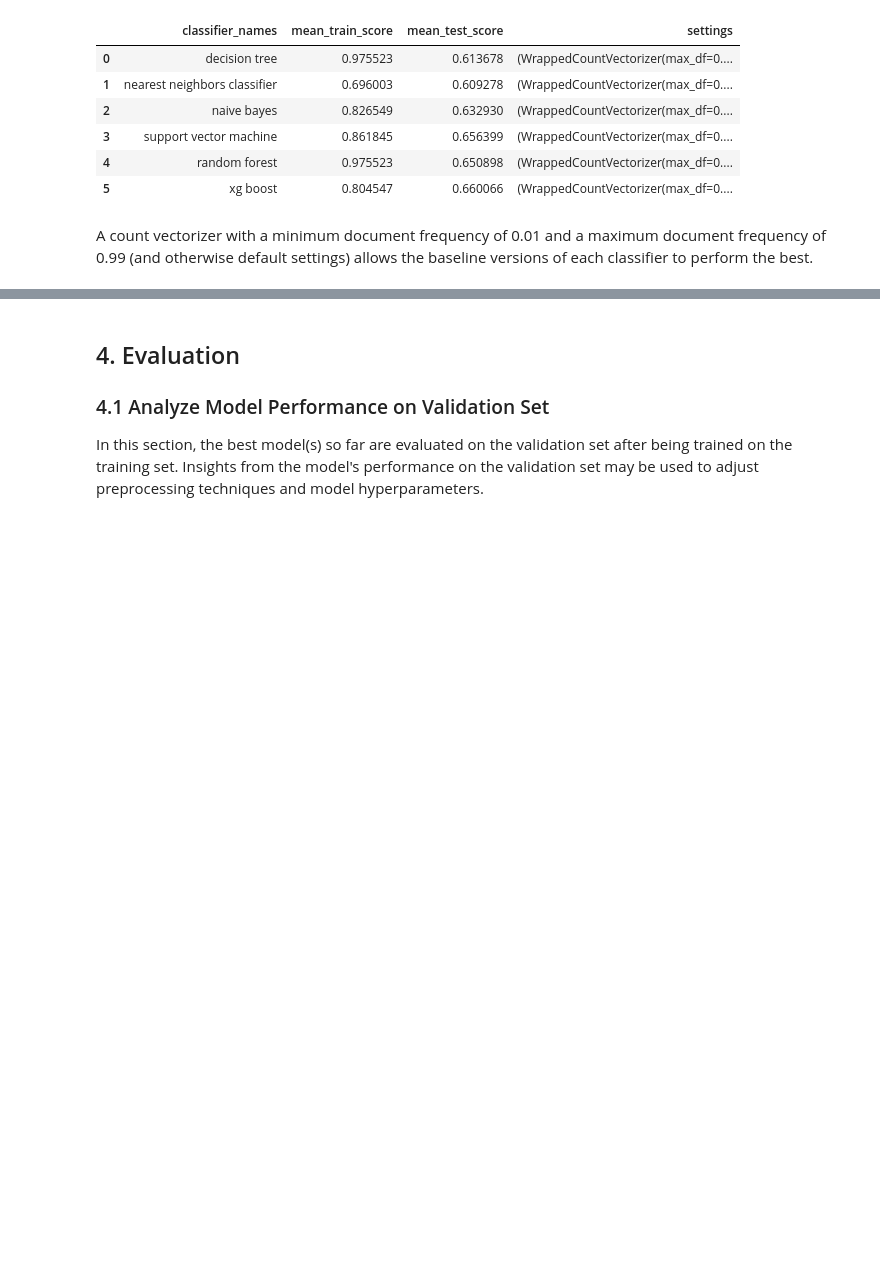
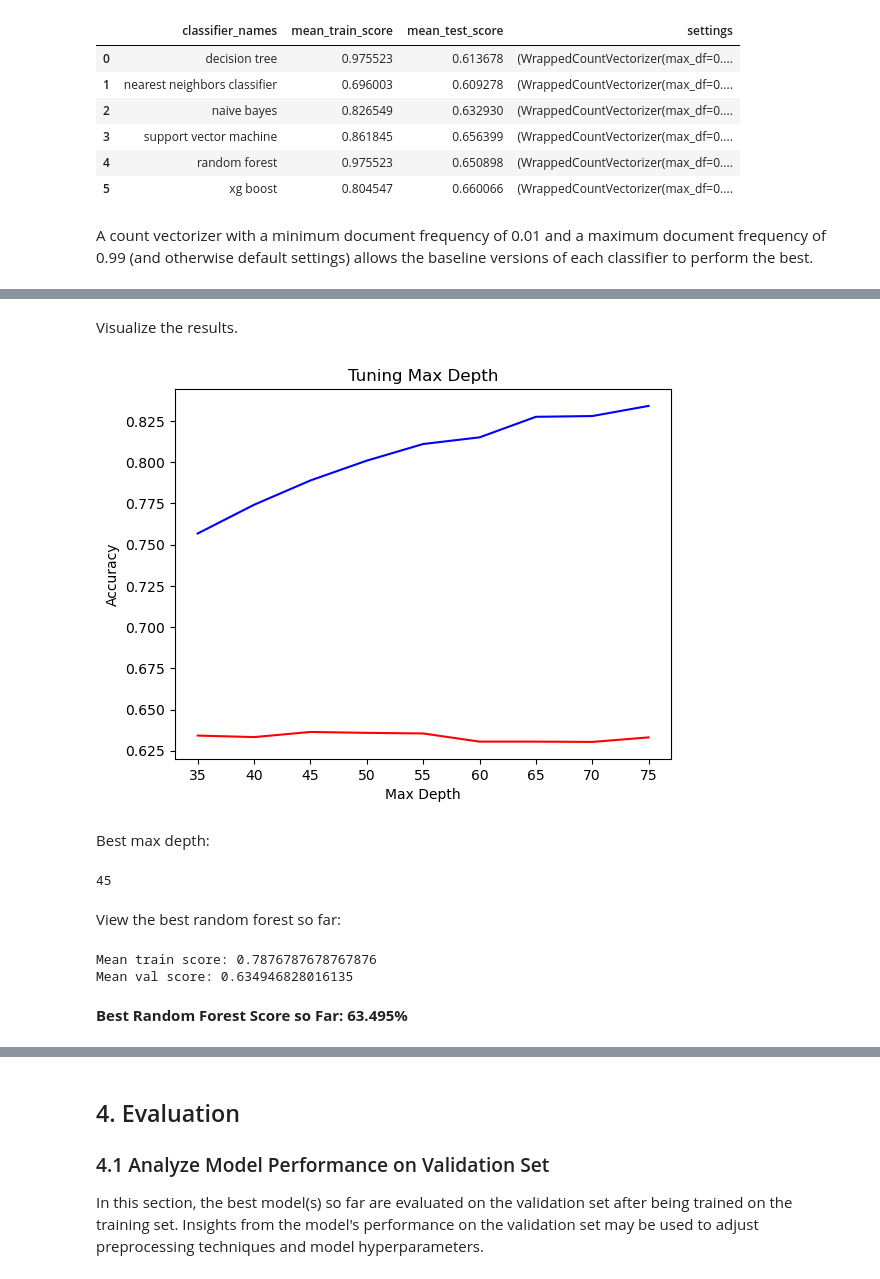
Before and after one commit to ran0027/twitter-sentiment-analysis, a Jupyter notebook: index.ipynb, the cells around one changed output, grey strips where cells are left out. Cells and saved outputs as stored; diff of their text form; code cells hidden in the pictures; blank space fills up the shorter version.

```diff
--- a/index.ipynb
+++ b/index.ipynb
@@ -1098,0 +1248,76 @@ ab23639 Add eda step / brand breakdown
+# %%
+# test out assertions above; what is the best accuracy we can achieve with a random forest with these feats?
+# max_depth continued
+
+max_depths = list(range(35, 80, 5))
+train_scores = []
+val_scores = []
+
+for num in max_depths:
+    tuning_rf = RandomForestClassifier(max_features='log2', max_samples=0.35, max_depth=num, n_estimators=250)
+    vectorizer = WrappedCountVectorizer(min_df=0.01, max_df=0.99)
+    cv_train_score = []
+    cv_test_score = []
+
+    kfolder = KFold(n_splits=3)
+    for train_indices, val_indices in kfolder.split(X_train_strings):
+        xtrain = X_train_strings.iloc[train_indices].copy()
+        ytrain = y_train_encoded.iloc[train_indices].copy()
+
+        xval = X_train_strings.iloc[val_indices].copy()
+        yval = y_train_encoded.iloc[val_indices].copy()
+
+        vectorizer.fit(xtrain)
+
+        tuning_rf.fit(vectorizer.transform(xtrain), ytrain)
+        cv_train_score.append(tuning_rf.score(vectorizer.transform(xtrain), ytrain))
+        cv_test_score.append(tuning_rf.score(vectorizer.transform(xval), yval))
+
+    train_scores.append(np.mean(cv_train_score))
+    val_scores.append(np.mean(cv_test_score))
+# %% [markdown]
+Visualize the results.
+# %%
+fig, ax = plt.subplots()
+
+plt.plot(max_depths, train_scores, label='train', color='b')
+plt.plot(max_depths, val_scores, label='val', color='r')
+ax.set(title='Tuning Max Depth', xlabel='Max Depth', ylabel='Accuracy');
+# %% [output]
+[figure, added]
+# %% [markdown]
+Best max depth:
+# %%
+max_depths[np.argmax(val_scores)]
+# %% [output]
+45
+# %% [markdown]
+View the best random forest so far:
+# %%
+tuned_rf = RandomForestClassifier(max_features='log2', max_samples=0.35, max_depth=45, n_estimators=250)
+vectorizer = WrappedCountVectorizer(min_df=0.01, max_df=0.99)
+
+cv_train_score = []
+cv_test_score = []
+
+kfolder = KFold(n_splits=3)
+for train_indices, val_indices in kfolder.split(X_train_strings):
+    xtrain = X_train_strings.iloc[train_indices].copy()
+    ytrain = y_train_encoded.iloc[train_indices].copy()
+
+    xval = X_train_strings.iloc[val_indices].copy()
+    yval = y_train_encoded.iloc[val_indices].copy()
+
+    vectorizer.fit(xtrain)
+
+    tuned_rf.fit(vectorizer.transform(xtrain), ytrain)
+    cv_train_score.append(tuned_rf.score(vectorizer.transform(xtrain), ytrain))
+    cv_test_score.append(tuned_rf.score(vectorizer.transform(xval), yval))
+
+print(f'Mean train score: {np.mean(cv_train_score)}')
+print(f'Mean val score: {np.mean(cv_test_score)}')
+# %% [output]
+Mean train score: 0.7876787678767876
+Mean val score: 0.634946828016135
+# %% [markdown]
+**Best Random Forest Score so Far: 63.495%**
```
Also changed, not shown: parts of 84 cells of this notebook.
